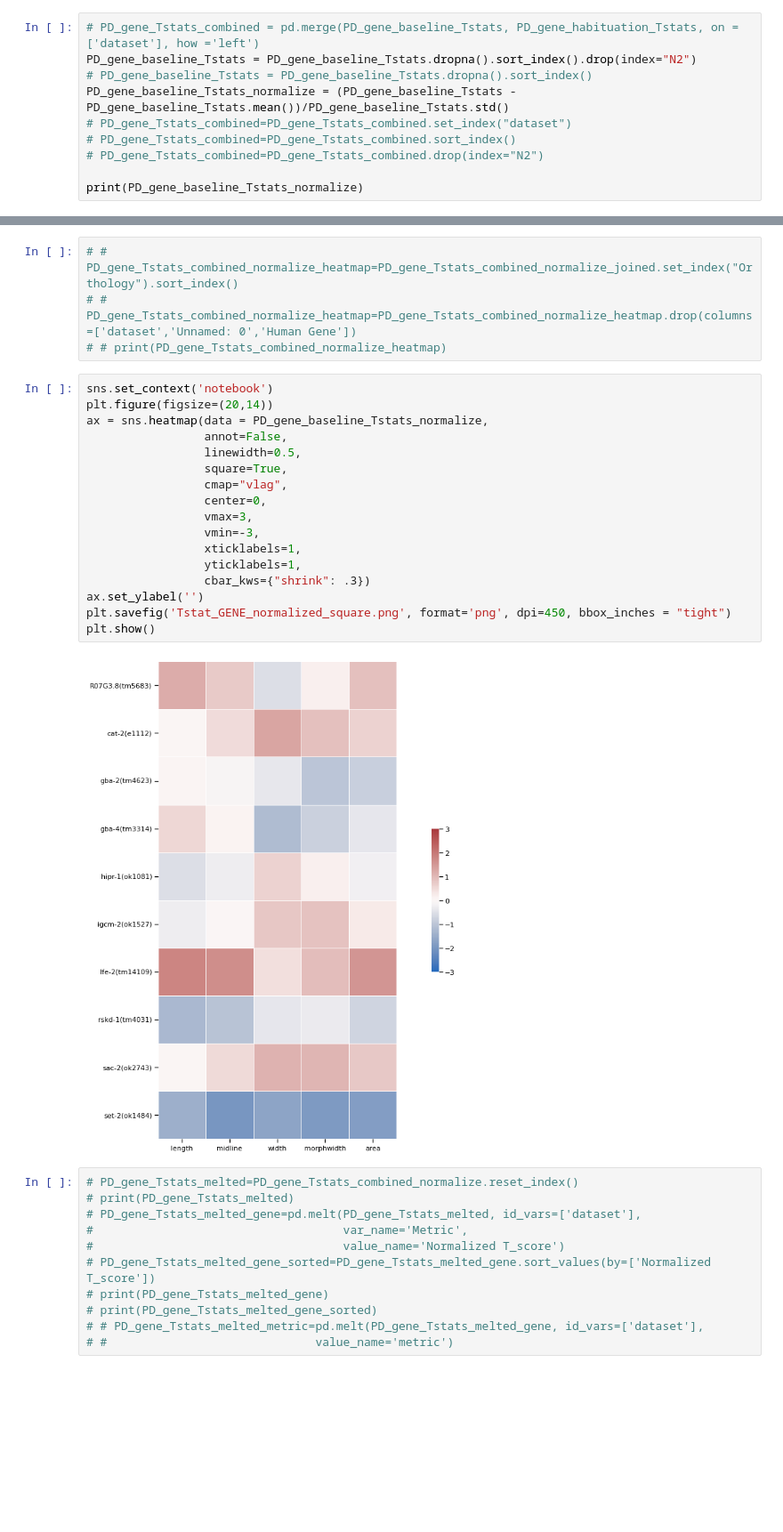
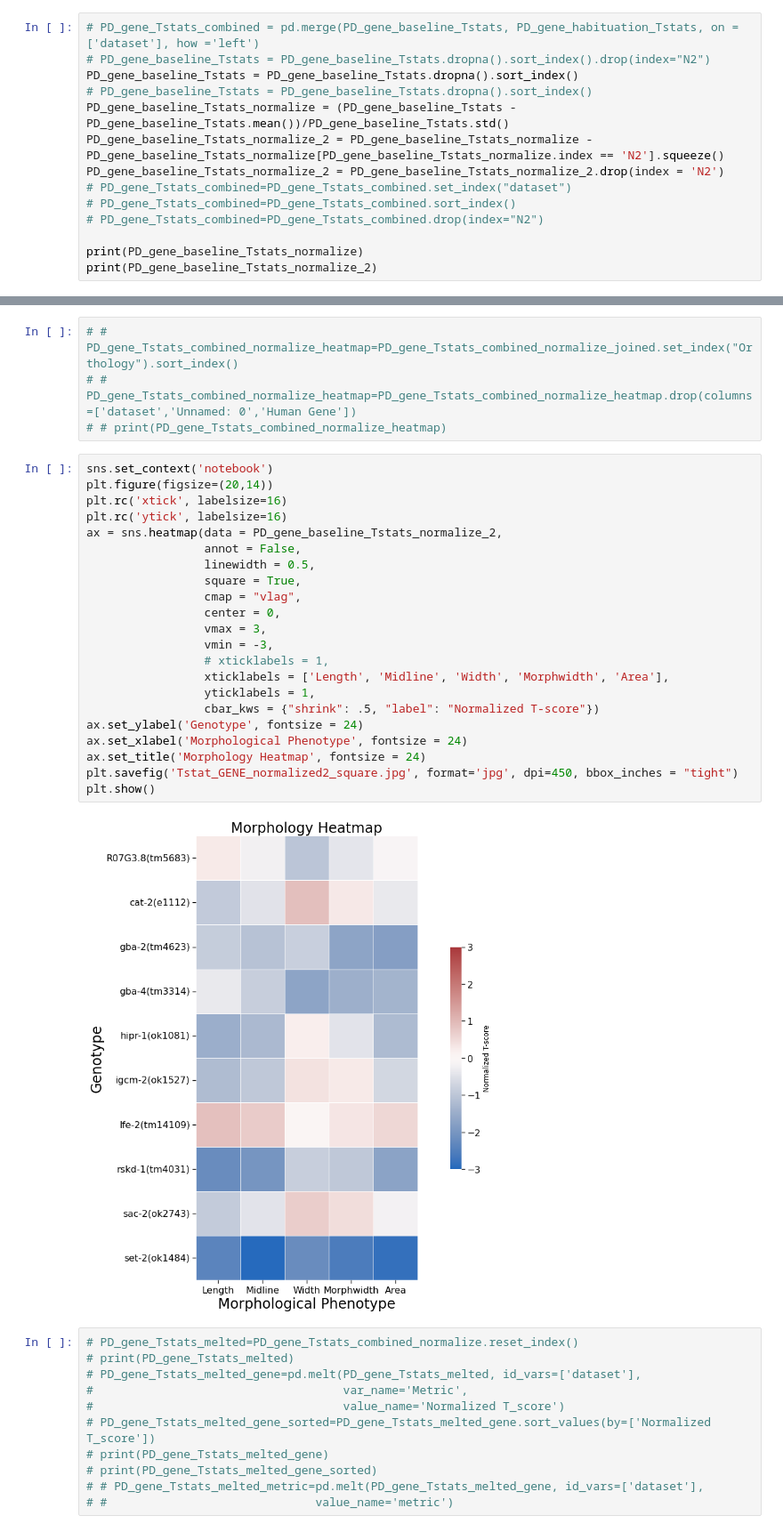
Before and after one commit to JosephLiangUBC/Joseph-Jupyter-Notebooks, a Jupyter notebook: Ben_ScreenDataAnalysis.ipynb, the cells around one changed output, grey strips where cells are left out. Shown: that part at 89% size. Saved outputs shown, nothing was run; the diff lists cells and outputs as text; blank space fills up the shorter version.

Commit message:
adjusted Ben heatmap code to have colours relative to N2

```diff
--- a/Ben_ScreenDataAnalysis.ipynb
+++ b/Ben_ScreenDataAnalysis.ipynb
@@ -402,14 +401,18 @@ set-2(ok1484)   -146.529812 -260.012825 -98.528556 -139.962875 -253.170860
 # # print(PD_gene_baseline_Tstats_scaled_sort)
 # %%
 # PD_gene_Tstats_combined = pd.merge(PD_gene_baseline_Tstats, PD_gene_habituation_Tstats, on =['dataset'], how ='left')
-PD_gene_baseline_Tstats = PD_gene_baseline_Tstats.dropna().sort_index().drop(index="N2")
+# PD_gene_baseline_Tstats = PD_gene_baseline_Tstats.dropna().sort_index().drop(index="N2")
+PD_gene_baseline_Tstats = PD_gene_baseline_Tstats.dropna().sort_index()
 # PD_gene_baseline_Tstats = PD_gene_baseline_Tstats.dropna().sort_index()
 PD_gene_baseline_Tstats_normalize = (PD_gene_baseline_Tstats - PD_gene_baseline_Tstats.mean())/PD_gene_baseline_Tstats.std()
+PD_gene_baseline_Tstats_normalize_2 = PD_gene_baseline_Tstats_normalize - PD_gene_baseline_Tstats_normalize[PD_gene_baseline_Tstats_normalize.index == 'N2'].squeeze()
+PD_gene_baseline_Tstats_normalize_2 = PD_gene_baseline_Tstats_normalize_2.drop(index = 'N2')
 # PD_gene_Tstats_combined=PD_gene_Tstats_combined.set_index("dataset")
 # PD_gene_Tstats_combined=PD_gene_Tstats_combined.sort_index()
 # PD_gene_Tstats_combined=PD_gene_Tstats_combined.drop(index="N2")
 
 print(PD_gene_baseline_Tstats_normalize)
+print(PD_gene_baseline_Tstats_normalize_2)
 # %% [output]
                    length   midline     width  morphwidth      area
 Genotype
@@ -441,22 +449,27 @@ set-2(ok1484)   -1.453316 -1.996250 -1.700409   -1.902325 -1.847782
 # %%
 sns.set_context('notebook')
 plt.figure(figsize=(20,14))
-ax = sns.heatmap(data = PD_gene_baseline_Tstats_normalize,
-                 annot=False,
-                 linewidth=0.5,
-                 square=True,
-                 cmap="vlag",
-                 center=0,
-                 vmax=3,
-                 vmin=-3,
-                 xticklabels=1,
-                 yticklabels=1,
-                 cbar_kws={"shrink": .3})
-ax.set_ylabel('')
-plt.savefig('Tstat_GENE_normalized_square.png', format='png', dpi=450, bbox_inches = "tight")
+plt.rc('xtick', labelsize=16)
+plt.rc('ytick', labelsize=16)
+ax = sns.heatmap(data = PD_gene_baseline_Tstats_normalize_2,
+                 annot = False,
+                 linewidth = 0.5,
+                 square = True,
+                 cmap = "vlag",
+                 center = 0,
+                 vmax = 3,
+                 vmin = -3,
+                 # xticklabels = 1,
+                 xticklabels = ['Length', 'Midline', 'Width', 'Morphwidth', 'Area'],
+                 yticklabels = 1,
+                 cbar_kws = {"shrink": .5, "label": "Normalized T-score"})
+ax.set_ylabel('Genotype', fontsize = 24)
+ax.set_xlabel('Morphological Phenotype', fontsize = 24)
+ax.set_title('Morphology Heatmap', fontsize = 24)
+plt.savefig('Tstat_GENE_normalized2_square.jpg', format='jpg', dpi=450, bbox_inches = "tight")
 plt.show()
 # %% [output]
-[figure, old version]
+[figure, new version]
 # %%
 # PD_gene_Tstats_melted=PD_gene_Tstats_combined_normalize.reset_index()
 # print(PD_gene_Tstats_melted)
```
Also changed, not shown: parts of 3 cells of this notebook, 1 other file.
